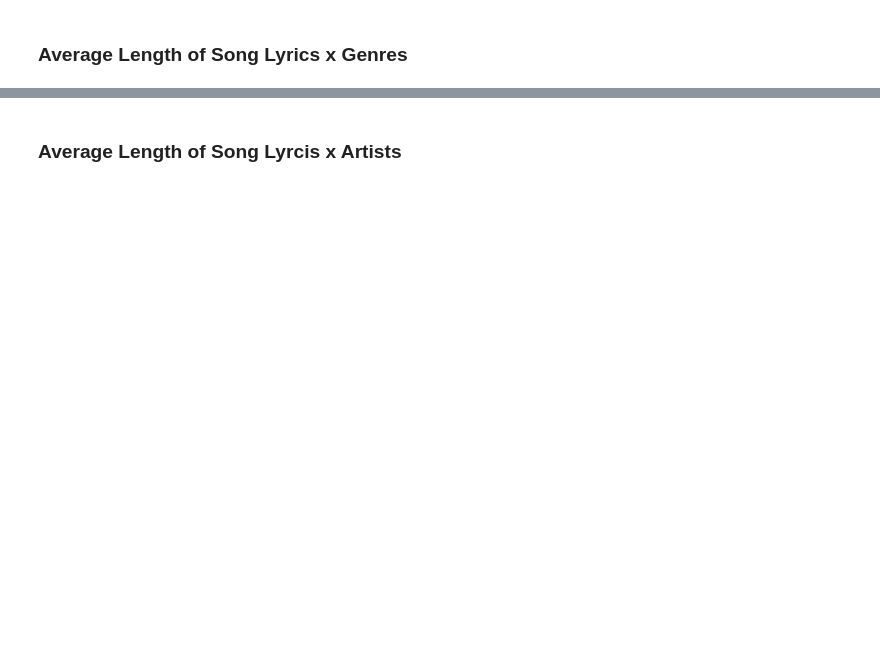
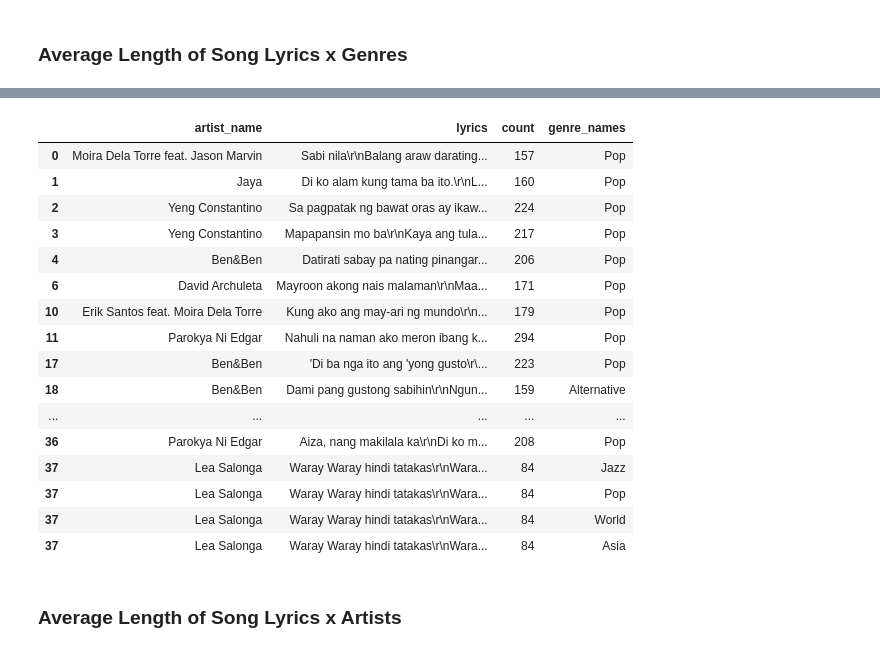
Before and after one commit to kenloquinte/DATASCI-Baby-Alive, a Jupyter notebook: FINAL/Technical_Report.ipynb, the cells around one changed output, grey strips where cells are left out. Cells and saved outputs as stored; diff of their text form; code cells hidden in the pictures; blank space fills up the shorter version.

```diff
--- a/FINAL/Technical_Report.ipynb
+++ b/FINAL/Technical_Report.ipynb
@@ -437,0 +230,12 @@ Name: lyrics_count, dtype: float64
+# %%
+def count_words(text):
+
+    vectorizer = CountVectorizer()
+    matrix = vectorizer.fit_transform(text)
+
+    return matrix.sum()
+# %%
+df_lyrics = df[["artist_name", "genre_names", "lyrics"]].dropna()
+
+df_lyrics["count"] = df_lyrics["lyrics"].apply(lambda x: count_words([x]))
+df_lyrics
@@ -438,2 +264,8 @@ Name: lyrics_count, dtype: float64
 # %% [markdown]
 ### Average Length of Song Lyrics x Genres
+# %%
+## remove character occurrences ##
+df_lyrics['genre_names'] = df_lyrics['genre_names'].str.replace('[', '')
+df_lyrics['genre_names'] = df_lyrics['genre_names'].str.replace(']', '')
+df_lyrics['genre_names'] = df_lyrics['genre_names'].str.replace(',', '')
+df_lyrics
@@ -440,6 +286,38 @@ Name: lyrics_count, dtype: float64
+# %%
+## create multiple rows based on genre_names ##
+temp = df_lyrics['genre_names'].str.split("' '").apply(pd.Series, 1).stack()
+temp.index = temp.index.droplevel(-1)
+temp.name = 'genre_names'
+temp
+
+del df_lyrics['genre_names']
+df_lyrics = df_lyrics.join(temp)
+
+## remove occurence of "'" ##
+df_lyrics['genre_names'] = df_lyrics['genre_names'].str.replace("'", '')
+# %%
+df_lyrics.head(30)
+# %% [output]
+|  | artist_name | lyrics | count | genre_names |
+| 0 | Moira Dela Torre feat. Jason Marvin | Sabi nila\r\nBalang araw darating... | 157 | Pop |
+| 1 | Jaya | Di ko alam kung tama ba ito.\r\nL... | 160 | Pop |
+| 2 | Yeng Constantino | Sa pagpatak ng bawat oras ay ikaw... | 224 | Pop |
+| 3 | Yeng Constantino | Mapapansin mo ba\r\nKaya ang tula... | 217 | Pop |
+| 4 | Ben&Ben | Datirati sabay pa nating pinangar... | 206 | Pop |
+| 6 | David Archuleta | Mayroon akong nais malaman\r\nMaa... | 171 | Pop |
+| 10 | Erik Santos feat. Moira Dela Torre | Kung ako ang may-ari ng mundo\r\n... | 179 | Pop |
+| 11 | Parokya Ni Edgar | Nahuli na naman ako meron ibang k... | 294 | Pop |
+| 17 | Ben&Ben | 'Di ba nga ito ang 'yong gusto\r\... | 223 | Pop |
+| 18 | Ben&Ben | Dami pang gustong sabihin\r\nNgun... | 159 | Alternative |
+| ... | ... | ... | ... | ... |
+| 36 | Parokya Ni Edgar | Aiza, nang makilala ka\r\nDi ko m... | 208 | Pop |
+| 37 | Lea Salonga | Waray Waray hindi tatakas\r\nWara... | 84 | Jazz |
+| 37 | Lea Salonga | Waray Waray hindi tatakas\r\nWara... | 84 | Pop |
+| 37 | Lea Salonga | Waray Waray hindi tatakas\r\nWara... | 84 | World |
+| 37 | Lea Salonga | Waray Waray hindi tatakas\r\nWara... | 84 | Asia |
 # %%
 # code here
 # %% [markdown]
-### Average Length of Song Lyrcis x Artists
+### Average Length of Song Lyrics x Artists
 # %%
 # code here
```
Also changed, not shown: parts of 26 cells of this notebook.
